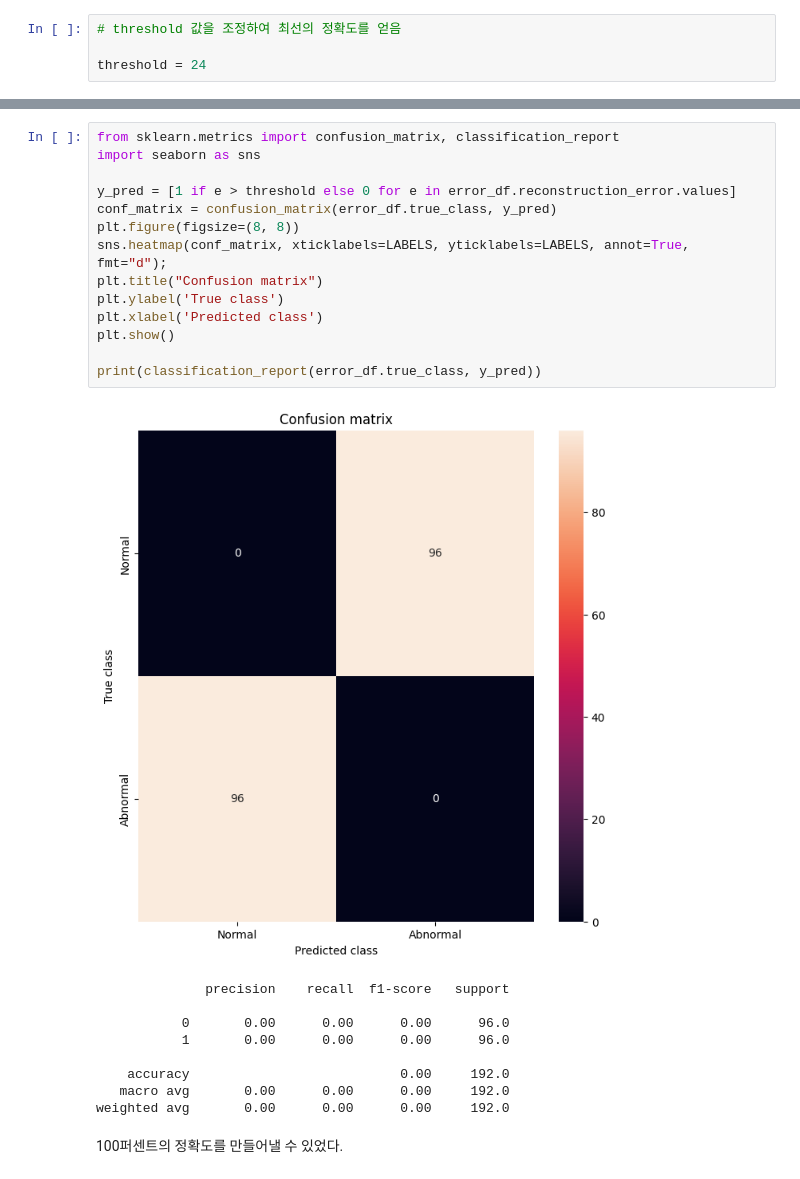
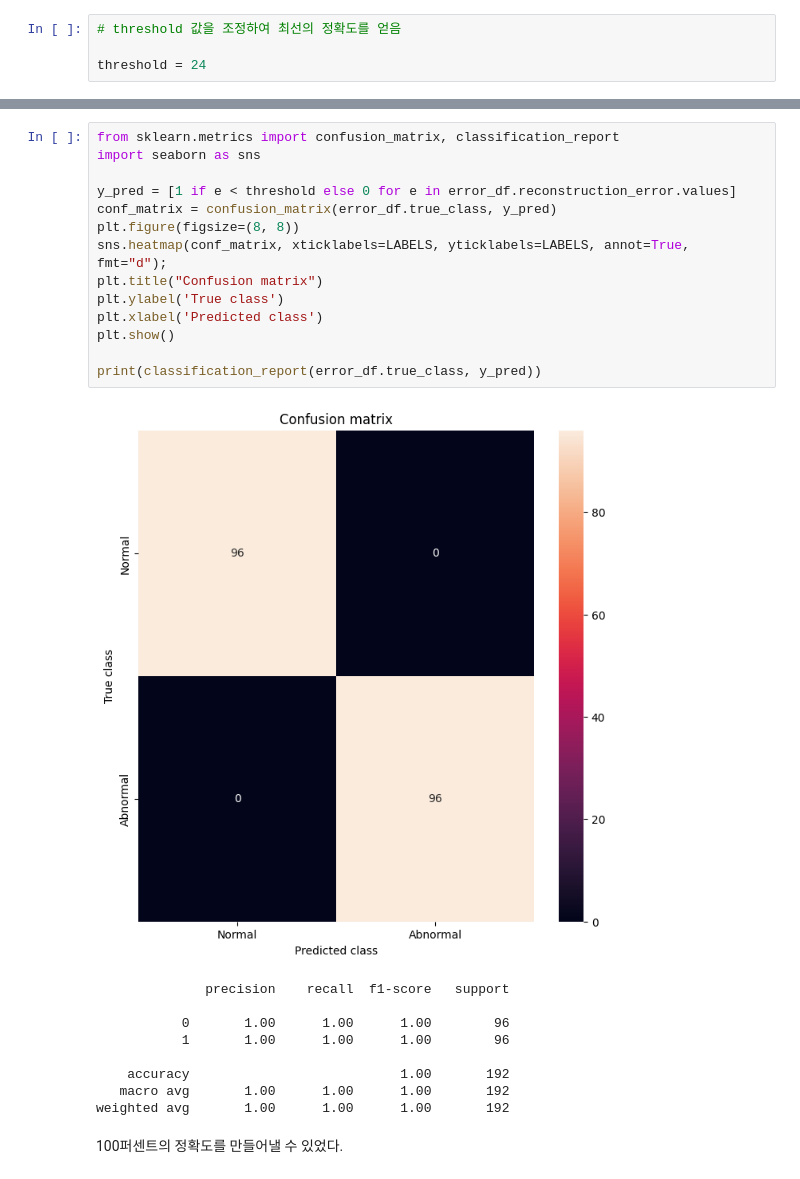
Before and after one commit to Jushin-Hwang/Deep_Learning, a Jupyter notebook: W5_1001/DSA_AE/DSA_AE.ipynb, the cells around one changed output, grey strips where cells are left out. Cells and saved outputs as stored; diff of their text form.

```diff
--- a/W5_1001/DSA_AE/DSA_AE.ipynb
+++ b/W5_1001/DSA_AE/DSA_AE.ipynb
@@ -375,26 +390,26 @@ threshold = 24
 # %%
 from sklearn.metrics import confusion_matrix, classification_report
 import seaborn as sns
 
-y_pred = [1 if e > threshold else 0 for e in error_df.reconstruction_error.values]
+y_pred = [1 if e < threshold else 0 for e in error_df.reconstruction_error.values]
 conf_matrix = confusion_matrix(error_df.true_class, y_pred)
 plt.figure(figsize=(8, 8))
 sns.heatmap(conf_matrix, xticklabels=LABELS, yticklabels=LABELS, annot=True, fmt="d");
 plt.title("Confusion matrix")
 plt.ylabel('True class')
 plt.xlabel('Predicted class')
 plt.show()
 
 print(classification_report(error_df.true_class, y_pred))
 # %% [output]
-[figure, old version]
+[figure, new version]
               precision    recall  f1-score   support
 
-           0       0.00      0.00      0.00      96.0
-           1       0.00      0.00      0.00      96.0
+           0       1.00      1.00      1.00        96
+           1       1.00      1.00      1.00        96
 
-    accuracy                           0.00     192.0
-   macro avg       0.00      0.00      0.00     192.0
-weighted avg       0.00      0.00      0.00     192.0
+    accuracy                           1.00       192
+   macro avg       1.00      1.00      1.00       192
+weighted avg       1.00      1.00      1.00       192
 # %% [markdown]
 100퍼센트의 정확도를 만들어낼 수 있었다.
```
Also changed, not shown: parts of 7 cells of this notebook.
